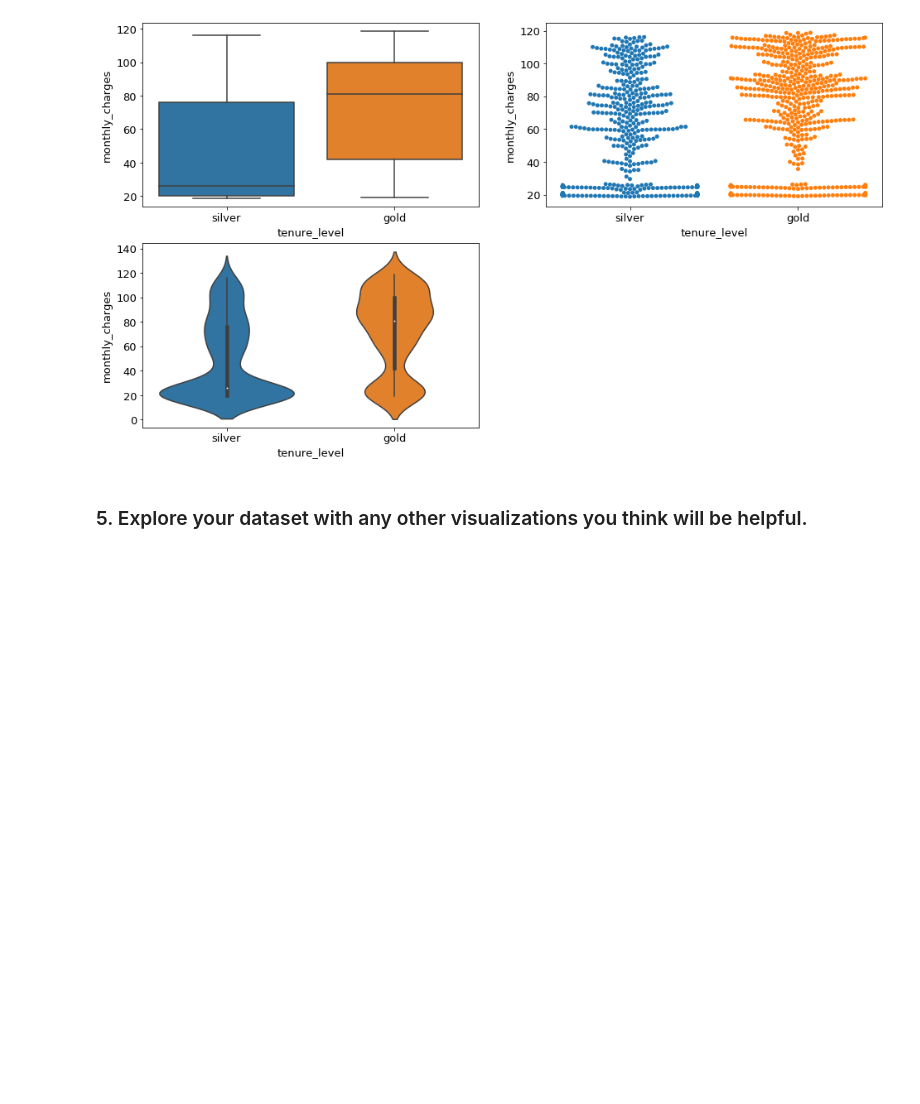
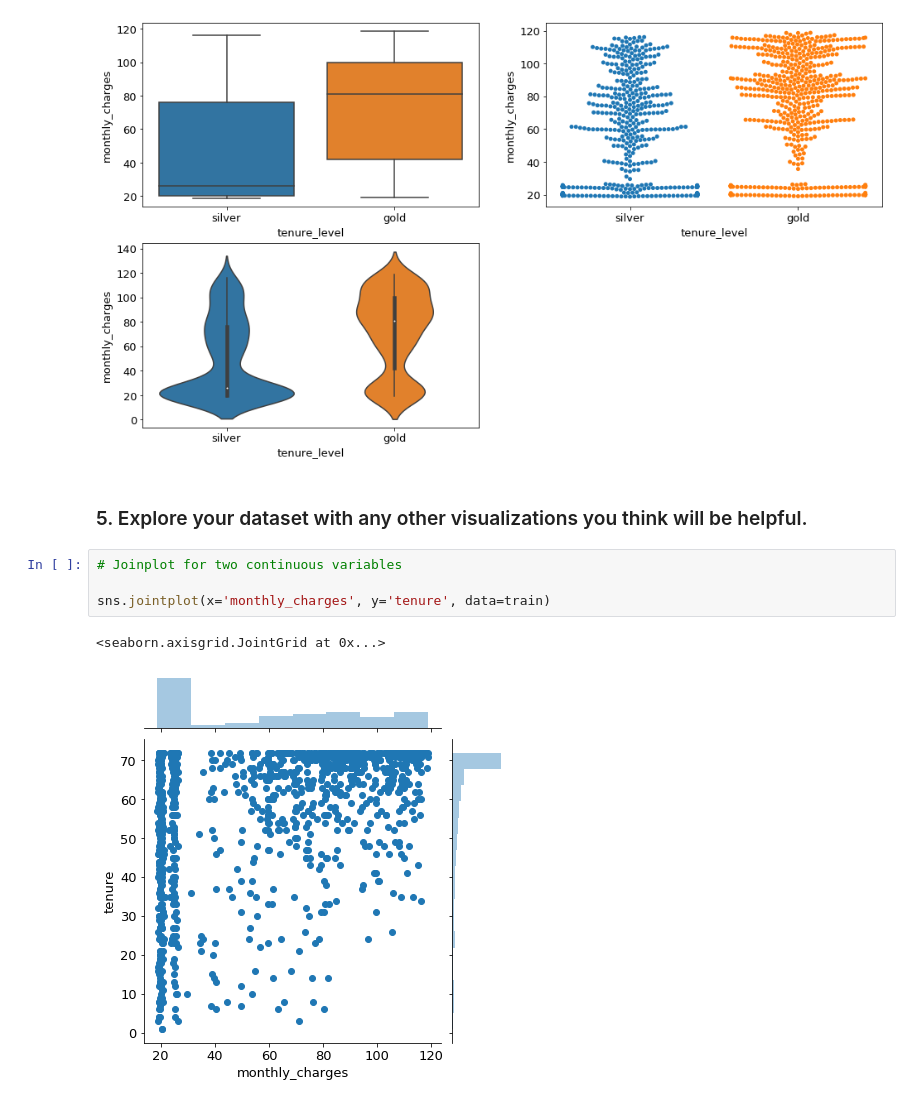
Before and after one commit to Yongliang-Shi/regression-exercises, a Jupyter notebook: explore_telco.ipynb, the cells around one changed output. Cells and saved outputs as stored; diff of their text form; blank space fills up the shorter version.

Commit message:
add jointplot, heatmap for corr, and barplot on tenure_level

```diff
--- a/explore_telco.ipynb
+++ b/explore_telco.ipynb
@@ -166,3 +166,10 @@ explore.plot_categorical_and_continuous_vars(df, categorical, continuous)
 [figure]
 # %% [markdown]
 ### 5. Explore your dataset with any other visualizations you think will be helpful.
+# %%
+# Joinplot for two continuous variables
+
+sns.jointplot(x='monthly_charges', y='tenure', data=train)
+# %% [output]
+<seaborn.axisgrid.JointGrid at 0x...>
+[figure, added]
```
Also changed, not shown: parts of 8 cells of this notebook.
